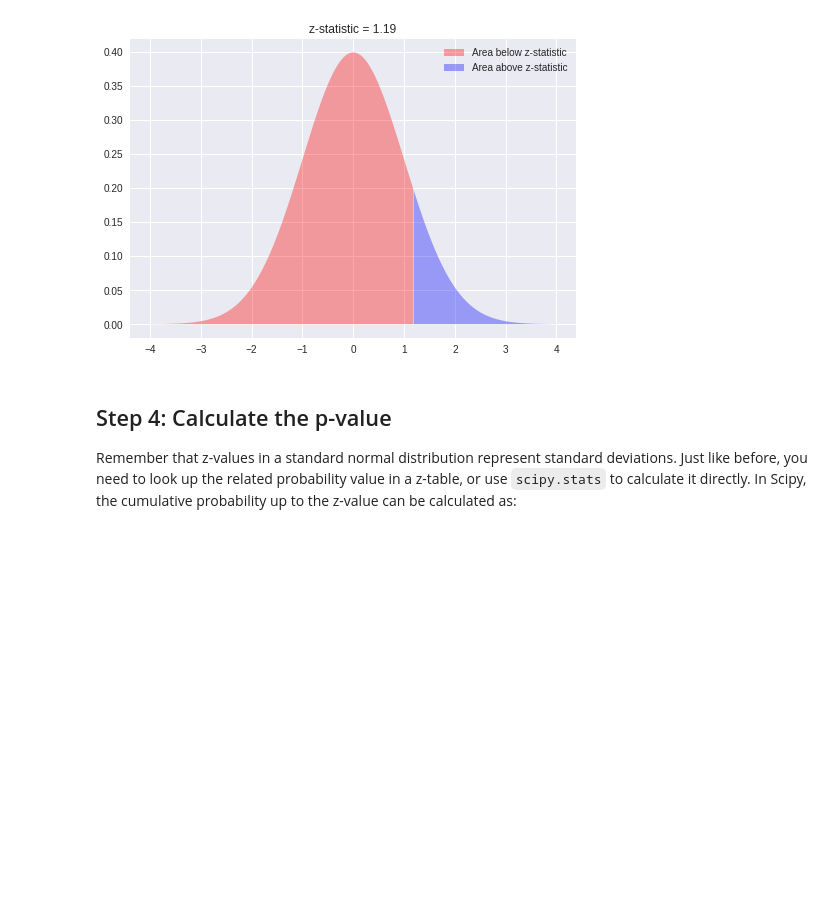
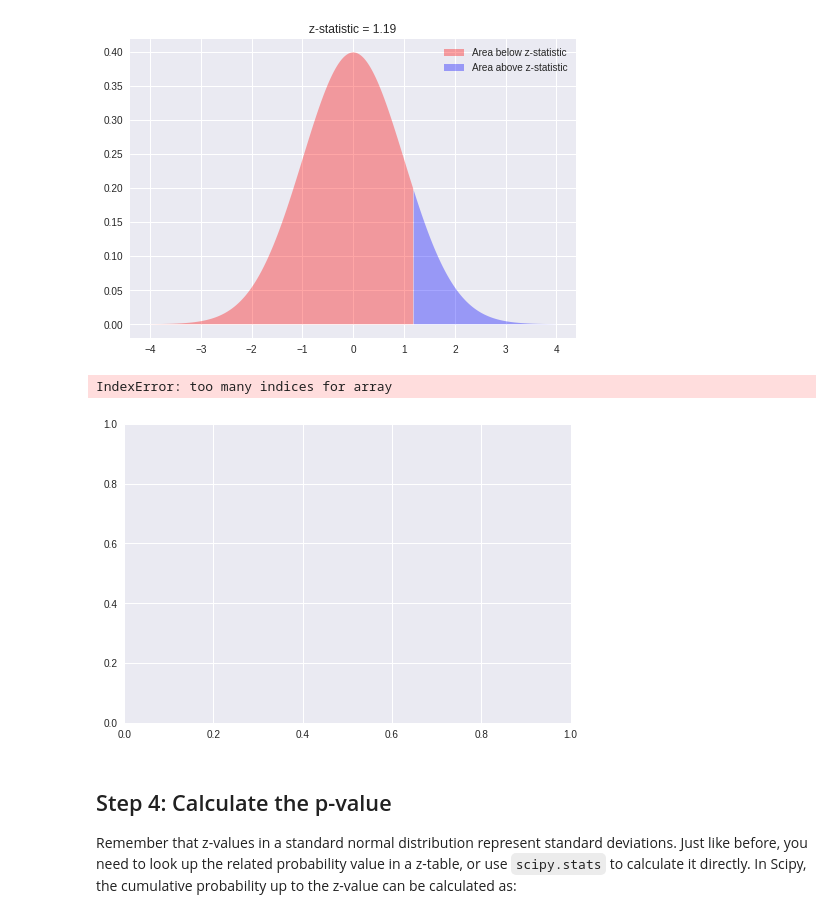
Before and after one commit to slieb74/dsc-1-09-19-one-sample-z-test-nyc-career-ds-062518, a Jupyter notebook: index.ipynb, the cells around one changed output. Cells and saved outputs as stored; diff of their text form; code cells hidden in the pictures; blank space fills up the shorter version.

```diff
--- a/index.ipynb
+++ b/index.ipynb
@@ -114,7 +114,10 @@ plt.title ('z-statistic = 1.19');
 # %% [output]
 [figure]
 # %%
-plt.fill_between(-4,)
+plt.fill_between(-4,2,)
+# %% [output]
+IndexError: too many indices for array
+[figure, added]
 # %% [markdown]
 ## Step 4:  Calculate the p-value
 
```
